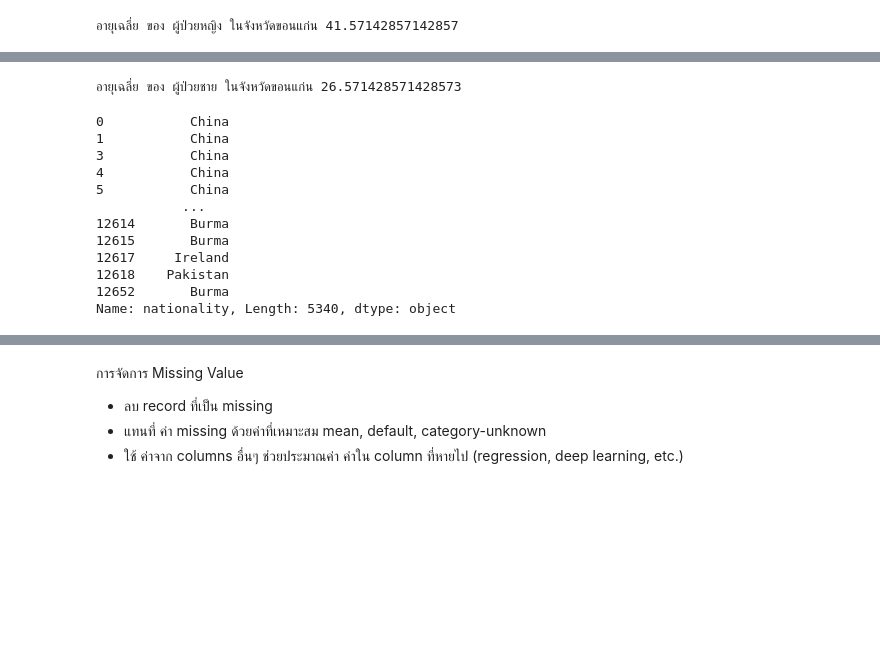
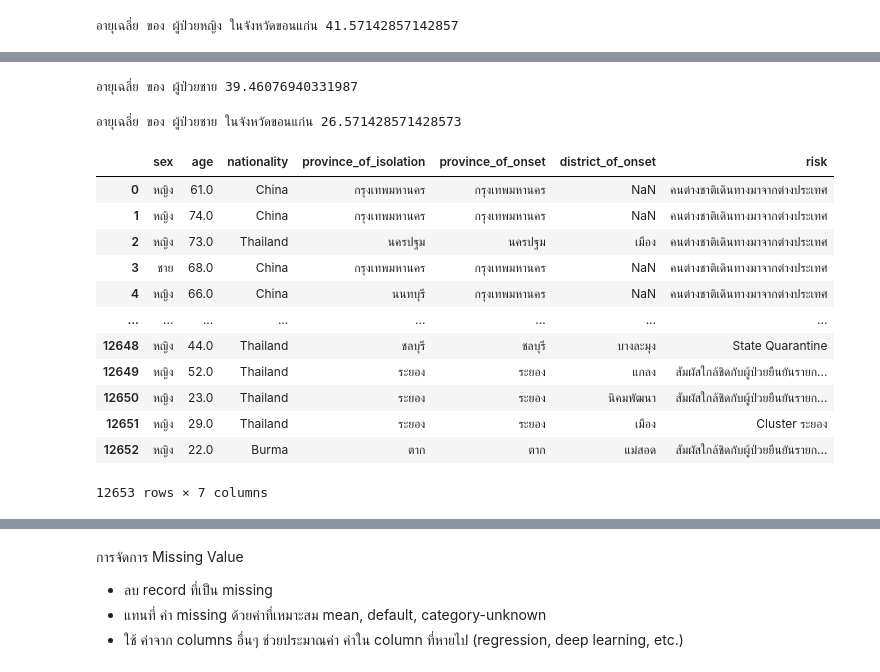
Before and after one commit to chanikansuksen/data_viz_2022, a Jupyter notebook: Pandas101.ipynb, the cells around one changed output, grey strips where cells are left out. Cells and saved outputs as stored; diff of their text form; code cells hidden in the pictures; blank space fills up the shorter version.

```diff
--- a/Pandas101.ipynb
+++ b/Pandas101.ipynb
@@ -413 +401,13 @@ print(f'อายุเฉลี่ย ของ ผู้ป่วยชาย
+# %%
+sum = 0 #กำหนด sum เป็น 0 เผื่อใช้รวมผลลัพธ์ใน loop |ตัวแปร sum จะมารับค่าทั้งหมด  ถ้าเริ่มที่1 คือเอาตัวแปรมาคูณกัน เอกลักษณ์ การบวก การคูณ
+N = 0 #กำหนด N เป็น 0 เพื่อใช้นับจำนวนผลลัพธ์ใน loop
+for a in male['age']: # loop ในตาราง male ที่ column age
+
+    if a > 0: #ถ้ามันมากกว่า 0 แสดงว่าเป็นอายุคนปกติ | ถ้าตาราง male ที่column age >0 ให้:
+        sum += a #sum = sum + a  # ถ้ามันมากกว่า 0 แสดงว่าเป็นอายุคนปกติ | ถ้าตาราง male ที่column age >0 ให้:
+        N += 1 #ให้ N บวกเพิ่มขึ้น 1 |N บวกเพิ่มทีละ 1 จำนวนคนทั้งหมด
+
+print(f'อายุเฉลี่ย ของ ผู้ป่วยชาย {sum/N}') #ให้ N บวกเพิ่มขึ้น 1 |N บวกเพิ่มทีละ1  จำนวนคนทั้งหมด
+# %% [output]
+อายุเฉลี่ย ของ ผู้ป่วยชาย 39.46076940331987
 # %%
@@ -425,18 +425,19 @@ print(f'อายุเฉลี่ย ของ ผู้ป่วยชาย
 # %% [output]
 อายุเฉลี่ย ของ ผู้ป่วยชาย ในจังหวัดขอนแก่น 26.571428571428573
-# %%
-jj = data_covid[data_covid['nationality']!='Thailand']
-jj['nationality']
-# %% [output]
-0           China
-1           China
-3           China
-4           China
-5           China
-           ...
-12614       Burma
-12615       Burma
-12617     Ireland
-12618    Pakistan
-12652       Burma
-Name: nationality, Length: 5340, dtype: object
+# %%
+TT = data_covid.iloc[:,3:]  #T:Total คือต้องการทุกแถว และเอาตั้งแต่ column ที่3เป็นต้นไป
+TT #แสดงผลลัพธ์
+# %% [output]
+|  | sex | age | nationality | province_of_isolation | province_of_onset | district_of_onset | risk |
+| 0 | หญิง | 61.0 | China | กรุงเทพมหานคร | กรุงเทพมหานคร | NaN | คนต่างชาติเดินทางมาจากต่างประเทศ |
+| 1 | หญิง | 74.0 | China | กรุงเทพมหานคร | กรุงเทพมหานคร | NaN | คนต่างชาติเดินทางมาจากต่างประเทศ |
+| 2 | หญิง | 73.0 | Thailand | นครปฐม | นครปฐม | เมือง | คนต่างชาติเดินทางมาจากต่างประเทศ |
+| 3 | ชาย | 68.0 | China | กรุงเทพมหานคร | กรุงเทพมหานคร | NaN | คนต่างชาติเดินทางมาจากต่างประเทศ |
+| 4 | หญิง | 66.0 | China | นนทบุรี | กรุงเทพมหานคร | NaN | คนต่างชาติเดินทางมาจากต่างประเทศ |
+| ... | ... | ... | ... | ... | ... | ... | ... |
+| 12648 | หญิง | 44.0 | Thailand | ชลบุรี | ชลบุรี | บางละมุง | State Quarantine |
+| 12649 | หญิง | 52.0 | Thailand | ระยอง | ระยอง | แกลง | สัมผัสใกล้ชิดกับผู้ป่วยยืนยันรายก... |
+| 12650 | หญิง | 23.0 | Thailand | ระยอง | ระยอง | นิคมพัฒนา | สัมผัสใกล้ชิดกับผู้ป่วยยืนยันรายก... |
+| 12651 | หญิง | 29.0 | Thailand | ระยอง | ระยอง | เมือง | Cluster ระยอง |
+| 12652 | หญิง | 22.0 | Burma | ตาก | ตาก | แม่สอด | สัมผัสใกล้ชิดกับผู้ป่วยยืนยันรายก... |
+12653 rows × 7 columns
```
Also changed, not shown: parts of 32 cells of this notebook.
